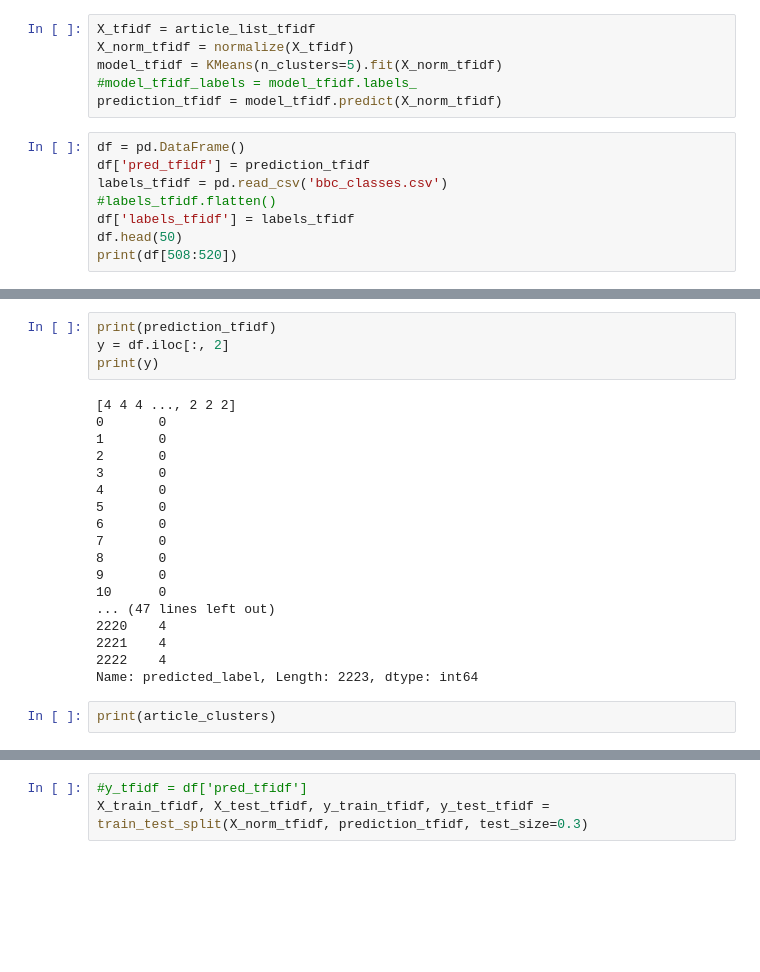
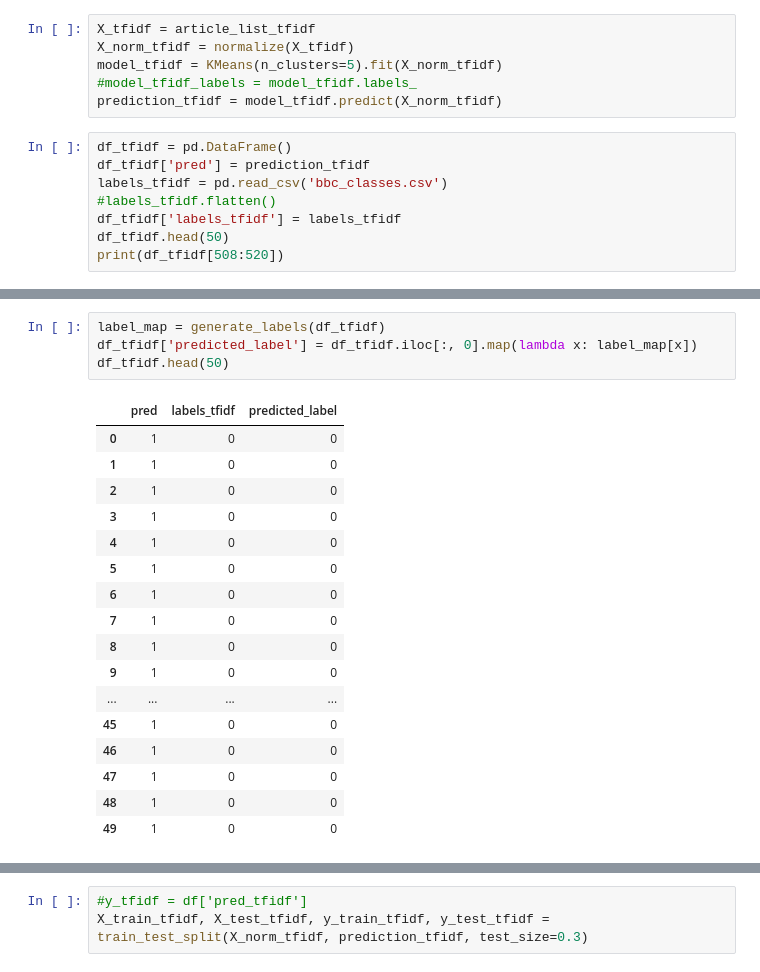
Before and after one commit to kthoward/Thinkful, a Jupyter notebook: *_Portfolio_NLP-Copy3.ipynb, the cells around one changed output, grey strips where cells are left out. Saved outputs shown, nothing was run; the diff lists cells and outputs as text; blank space fills up the shorter version.

```diff
--- a/*_Portfolio_NLP-Copy3.ipynb
+++ b/*_Portfolio_NLP-Copy3.ipynb
@@ -597,11 +609,11 @@ model_tfidf = KMeans(n_clusters=5).fit(X_norm_tfidf)
 #model_tfidf_labels = model_tfidf.labels_
 prediction_tfidf = model_tfidf.predict(X_norm_tfidf)
 # %%
-df = pd.DataFrame()
-df['pred_tfidf'] = prediction_tfidf
+df_tfidf = pd.DataFrame()
+df_tfidf['pred'] = prediction_tfidf
 labels_tfidf = pd.read_csv('bbc_classes.csv')
 #labels_tfidf.flatten()
-df['labels_tfidf'] = labels_tfidf
-df.head(50)
-print(df[508:520])
+df_tfidf['labels_tfidf'] = labels_tfidf
+df_tfidf.head(50)
+print(df_tfidf[508:520])
 # %% [output]
@@ -621,27 +633,25 @@ print(df[508:520])
-# %%
-print(prediction_tfidf)
-y = df.iloc[:, 2]
-print(y)
-# %% [output]
-[4 4 4 ..., 2 2 2]
-0       0
-1       0
-2       0
-3       0
-4       0
-5       0
-6       0
-7       0
-8       0
-9       0
-10      0
-... (47 lines left out)
-2220    4
-2221    4
-2222    4
-Name: predicted_label, Length: 2223, dtype: int64
-# %%
-print(article_clusters)
+# %%
+label_map = generate_labels(df_tfidf)
+df_tfidf['predicted_label'] = df_tfidf.iloc[:, 0].map(lambda x: label_map[x])
+df_tfidf.head(50)
+# %% [output]
+|  | pred | labels_tfidf | predicted_label |
+| 0 | 1 | 0 | 0 |
+| 1 | 1 | 0 | 0 |
+| 2 | 1 | 0 | 0 |
+| 3 | 1 | 0 | 0 |
+| 4 | 1 | 0 | 0 |
+| 5 | 1 | 0 | 0 |
+| 6 | 1 | 0 | 0 |
+| 7 | 1 | 0 | 0 |
+| 8 | 1 | 0 | 0 |
+| 9 | 1 | 0 | 0 |
+| ... | ... | ... | ... |
+| 45 | 1 | 0 | 0 |
+| 46 | 1 | 0 | 0 |
+| 47 | 1 | 0 | 0 |
+| 48 | 1 | 0 | 0 |
+| 49 | 1 | 0 | 0 |
 # %%
 labels = prediction_tfidf
 print('Silhouette Score')
```
Also changed, not shown: parts of 19 cells of this notebook.
